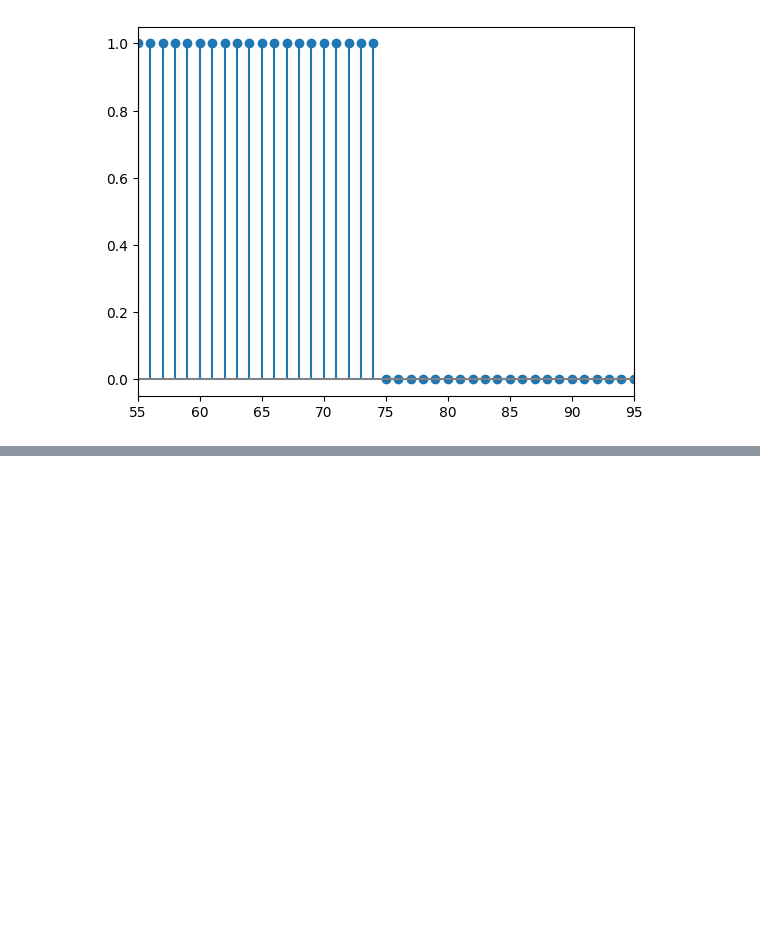
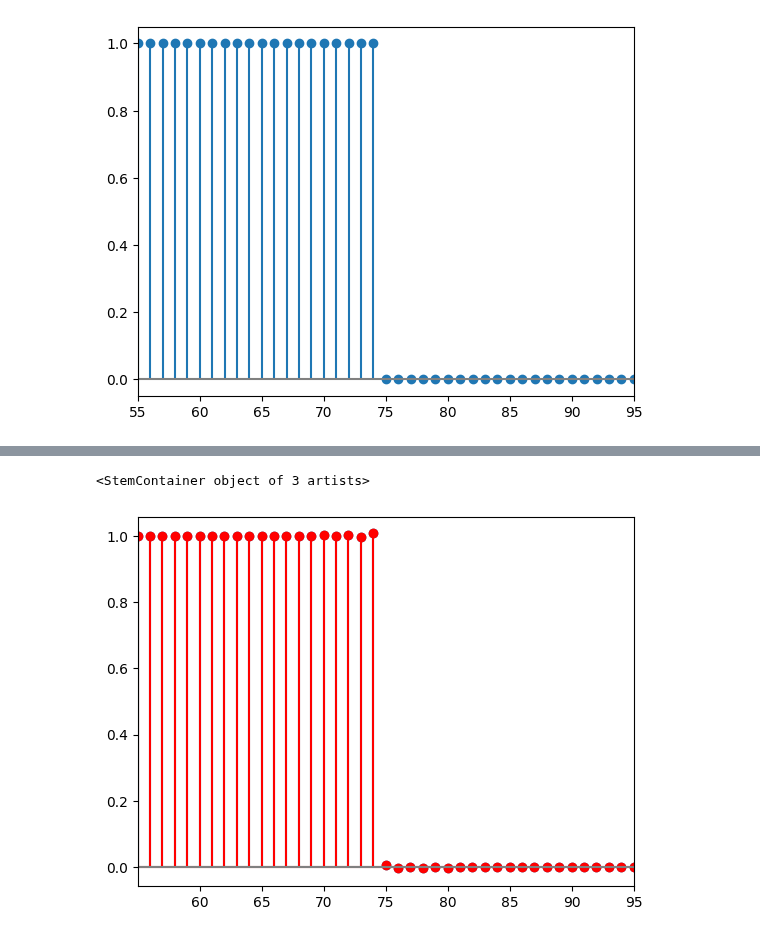
Before and after one commit to DylanReidRamelli/Bachelor-Project-2023, a Jupyter notebook: notebook/fractional-shift-2.ipynb, the cells around one changed output, grey strips where cells are left out. Cells and saved outputs as stored; diff of their text form; code cells hidden in the pictures; blank space fills up the shorter version.

```diff
--- a/notebook/fractional-shift-2.ipynb
+++ b/notebook/fractional-shift-2.ipynb
@@ -16,7 +18,7 @@ plt.stem(x,z, basefmt="gray")
 def wavenum(i) : return (i + n // 2) % n - n // 2
 # %%
 # fractional shift
-delta = 0.25
+delta = 0.5
 H = np.exp(-2j * wavenum(x) / n * np.pi * delta)
 if n & 1:
     idx0, idx1 = n//2, 1 + n//2
@@ -71,0 +78,9 @@ plt.plot(np.arange(n) - n//2, fft.fftshift(G))
+# %%
+z_shifted = fft.ifft(H * fft.fft(z))
+z_smoother = fft.ifft(G * H * fft.fft(z))
+plt.xlim([-20 + delta + x0, 20 + delta + x0])
+plt.stem(x, np.real(z_shifted))
+plt.stem(x, np.real(z_smoother), linefmt='r-', markerfmt='ro', basefmt="gray")
+# %% [output]
+<StemContainer object of 3 artists>
+[figure, added]
```
Also changed, not shown: parts of 5 cells of this notebook, 8 other files.
